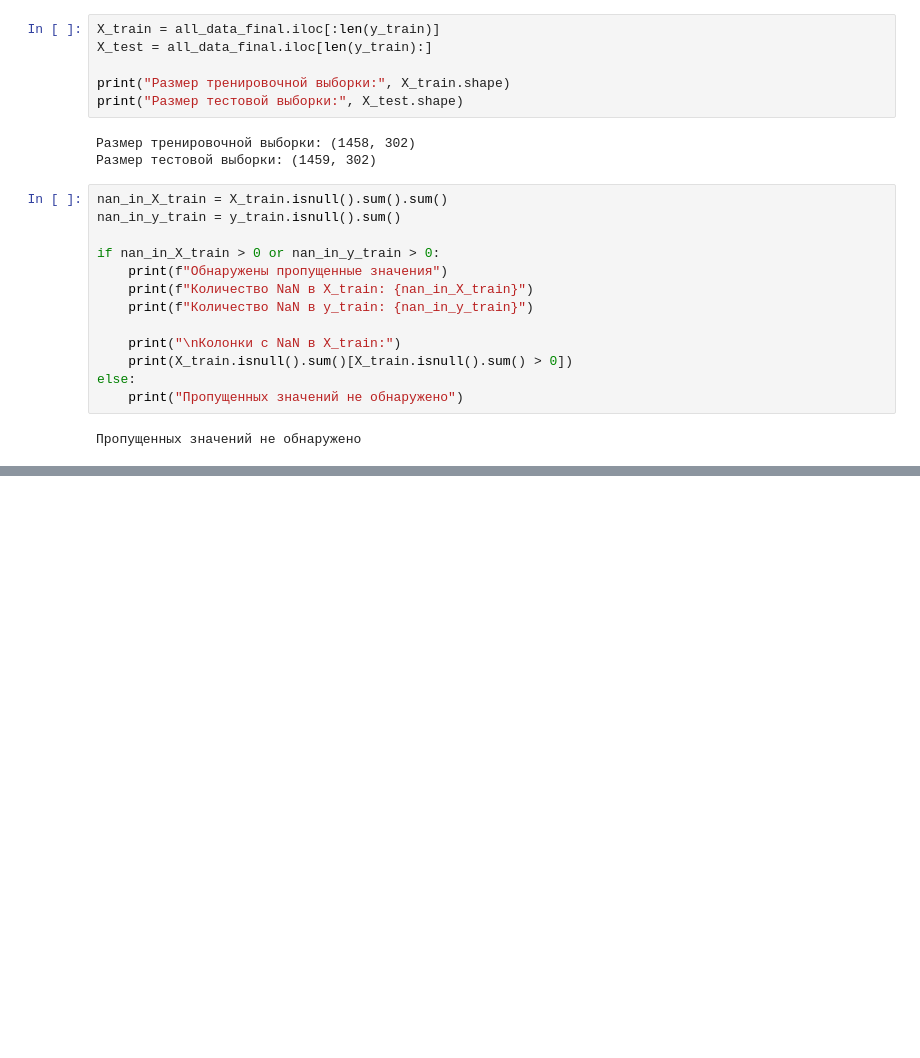
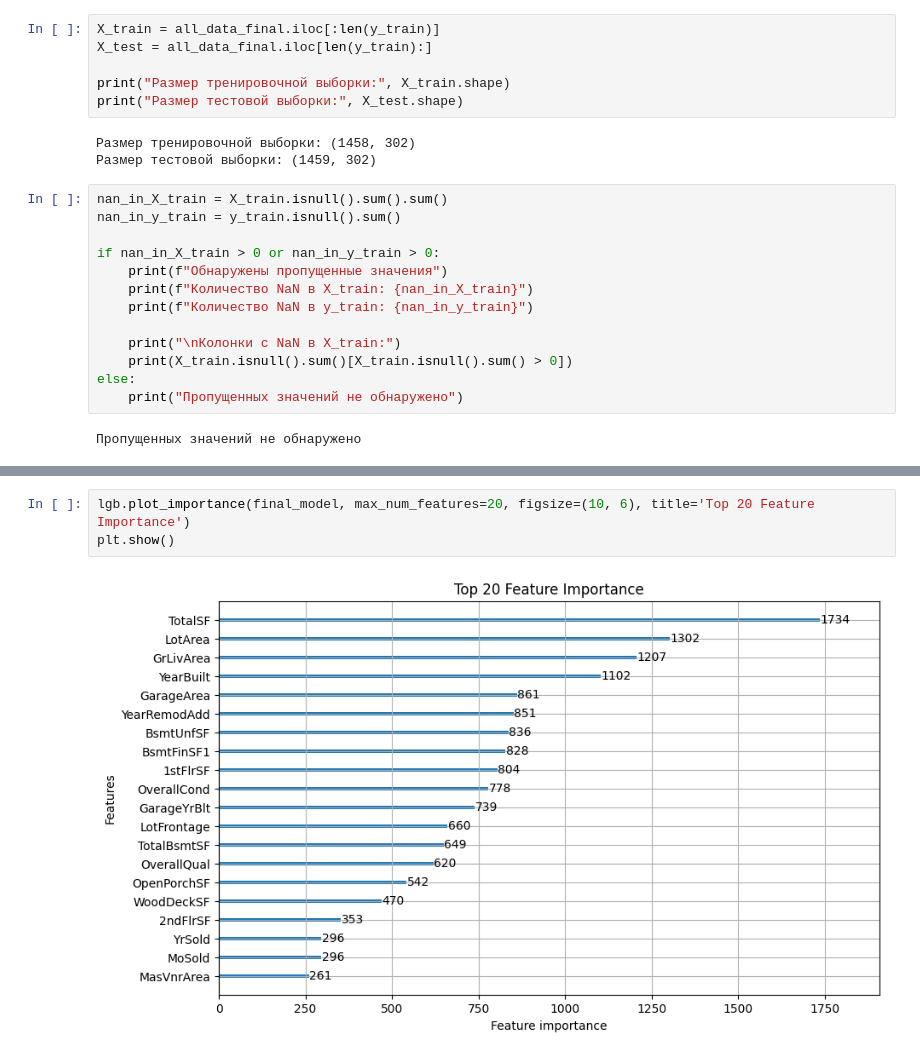
Before and after one commit to memris/kaggle-housing-prices-prediction, a Jupyter notebook: notebookc6622754db_11.ipynb, the cells around one changed output, grey strips where cells are left out. Saved outputs shown, nothing was run; the diff lists cells and outputs as text; blank space fills up the shorter version.

```diff
--- a/notebookc6622754db_11.ipynb
+++ b/notebookc6622754db_11.ipynb
@@ -191,0 +309,5 @@ submission.to_csv('submission.csv', index=False)
+# %%
+lgb.plot_importance(final_model, max_num_features=20, figsize=(10, 6), title='Top 20 Feature Importance')
+plt.show()
+# %% [output]
+[figure, added]
```
Also changed, not shown: parts of 26 cells of this notebook, 3 other files.
